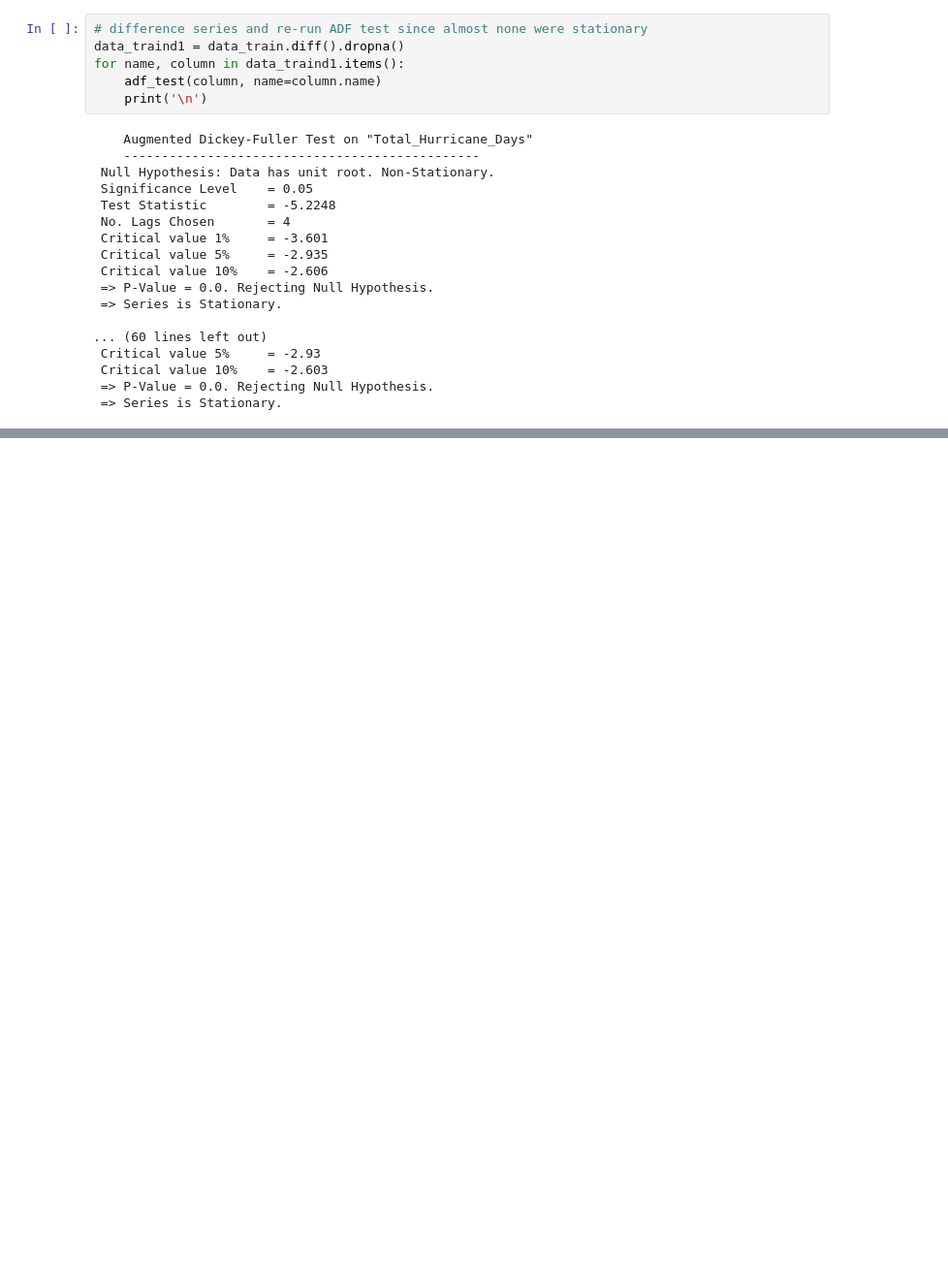
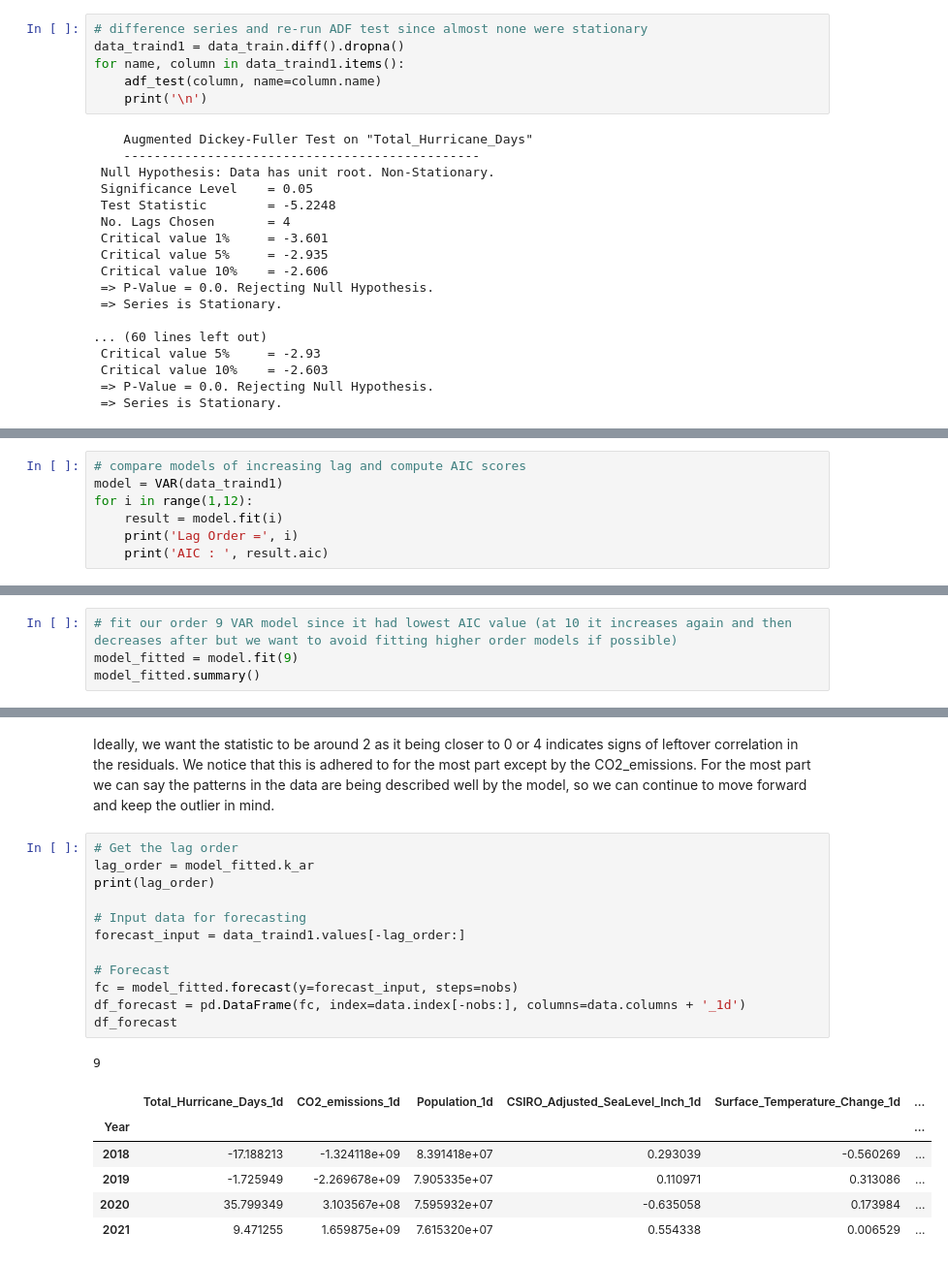
Before and after one commit to jillianhaig/Project2_DS4002, a Jupyter notebook: SCRIPTS/3_Analysis_Project2.ipynb, the cells around one changed output, grey strips where cells are left out. Shown at 97% size. Drawn from its saved outputs; the diff is of its cells as text; blank space fills up the shorter version.

```diff
--- a/SCRIPTS/3_Analysis_Project2.ipynb
+++ b/SCRIPTS/3_Analysis_Project2.ipynb
@@ -188,0 +190,7 @@ All our series are now stationary, meeting our VAR model assumptions! Now we can
+# %%
+# compare models of increasing lag and compute AIC scores
+model = VAR(data_traind1)
+for i in range(1,12):
+    result = model.fit(i)
+    print('Lag Order =', i)
+    print('AIC : ', result.aic)
@@ -188,0 +215,4 @@ All our series are now stationary, meeting our VAR model assumptions! Now we can
+# %%
+# fit our order 9 VAR model since it had lowest AIC value (at 10 it increases again and then decreases after but we want to avoid fitting higher order models if possible)
+model_fitted = model.fit(9)
+model_fitted.summary()
@@ -188,0 +252,22 @@ All our series are now stationary, meeting our VAR model assumptions! Now we can
+# %% [markdown]
+Ideally, we want the statistic to be around 2 as it being closer to 0 or 4 indicates signs of leftover correlation in the residuals. We notice that this is adhered to for the most part except by the CO2_emissions. For the most part we can say the patterns in the data are being described well by the model, so we can continue to move forward and keep the outlier in mind.
+# %%
+# Get the lag order
+lag_order = model_fitted.k_ar
+print(lag_order)
+
+# Input data for forecasting
+forecast_input = data_traind1.values[-lag_order:]
+
+# Forecast
+fc = model_fitted.forecast(y=forecast_input, steps=nobs)
+df_forecast = pd.DataFrame(fc, index=data.index[-nobs:], columns=data.columns + '_1d')
+df_forecast
+# %% [output]
+9
+|  | Total_Hurricane_Days_1d | CO2_emissions_1d | Population_1d | CSIRO_Adjusted_SeaLevel_Inch_1d | Surface_Temperature_Change_1d | ... |
+| Year |  |  |  |  |  | ... |
+| 2018 | -17.188213 | -1.324118e+09 | 8.391418e+07 | 0.293039 | -0.560269 | ... |
+| 2019 | -1.725949 | -2.269678e+09 | 7.905335e+07 | 0.110971 | 0.313086 | ... |
+| 2020 | 35.799349 | 3.103567e+08 | 7.595932e+07 | -0.635058 | 0.173984 | ... |
+| 2021 | 9.471255 | 1.659875e+09 | 7.615320e+07 | 0.554338 | 0.006529 | ... |
```
Also changed, not shown: parts of 12 cells of this notebook.
